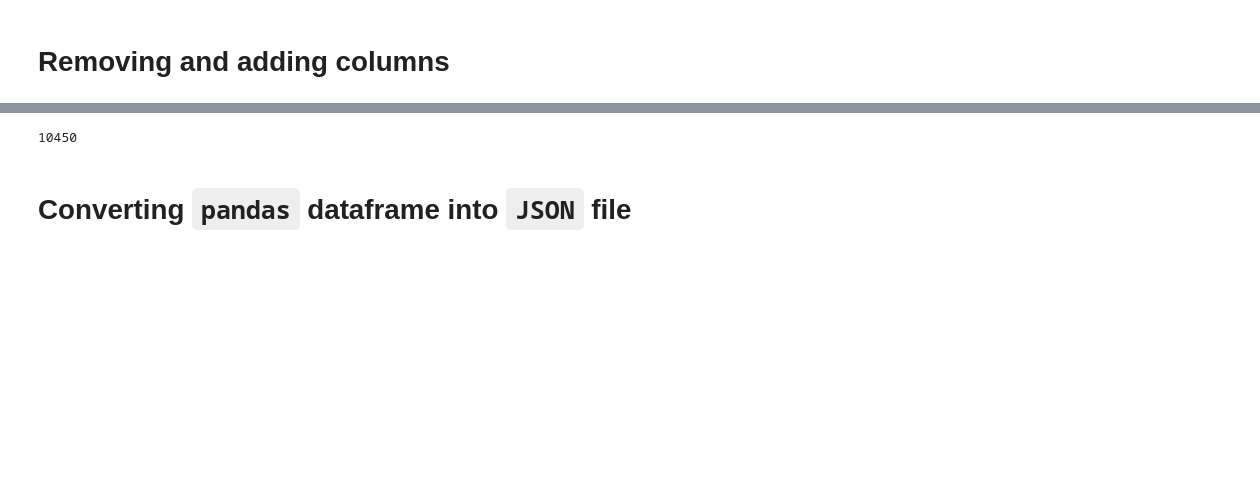
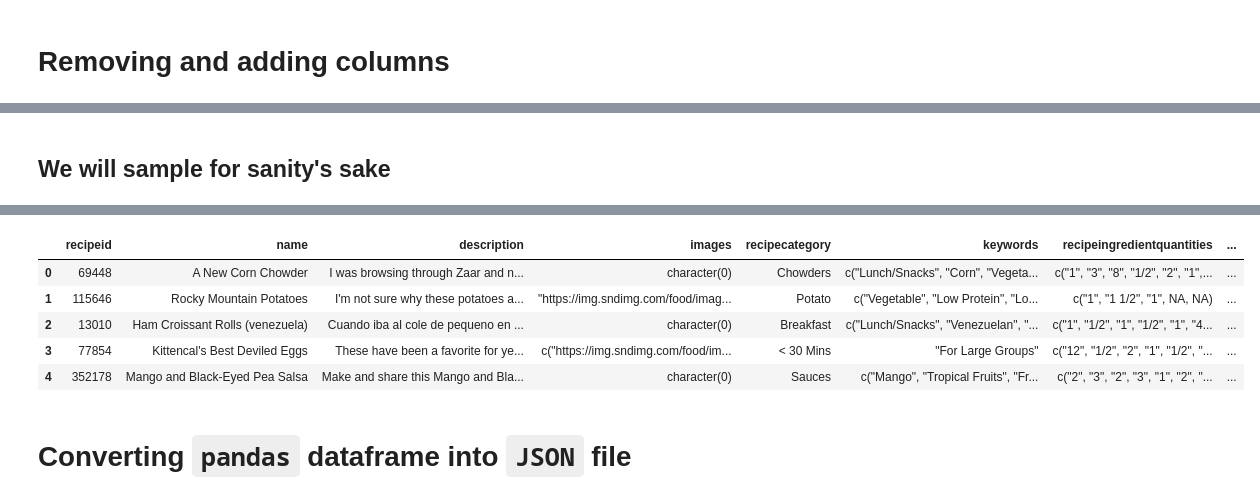
Before and after one commit to laternader/snackathon, a Jupyter notebook: Cleaning-the-data.ipynb, the cells around one changed output, grey strips where cells are left out. Saved outputs shown, nothing was run; the diff lists cells and outputs as text; code cells hidden in the pictures; blank space fills up the shorter version.

```diff
--- a/Cleaning-the-data.ipynb
+++ b/Cleaning-the-data.ipynb
@@ -308,4 +315,4 @@ lunch = np.where(tbd['RecipeCategory'].str.contains ('Lunch'),'1', '0')
 tbd['lunch'] = lunch
 # %%
-dessert = np.where(tbd['RecipeCategory'].str.contains ('Dessert|Sweet'),'1', '0')
+dessert = np.where(tbd['RecipeCategory'].str.contains ('Dessert|Sweet'),1, 0)
 tbd['dessert'] = dessert
@@ -323,3 +325,15 @@ tbd.head()
 | 2 | 40 | Best Lemonade | This is from one of my first Good... | c("https://img.sndimg.com/food/im... | Beverages | c("Low Protein", "Low Cholesterol... | c("1 1/2", "1", NA, "1 1/2", NA, ... | ... |
 | 3 | 41 | Carina's Tofu-Vegetable Kebabs | This dish is best prepared a day ... | c("https://img.sndimg.com/food/im... | Soy/Tofu | c("Beans", "Vegetable", "Low Chol... | c("12", "1", "2", "1", "10", "1",... | ... |
 | 4 | 42 | Cabbage Soup | Make and share this Cabbage Soup ... | "https://img.sndimg.com/food/imag... | Vegetable | c("Low Protein", "Vegan", "Low Ch... | c("46", "4", "1", "2", "1") | ... |
+# %%
+# Instantiate a list to be filled with 1s and 0s
+dinner_list = []
+# The length of dinner_list matches the length of the dataframe
+for i in range(len(tbd)):
+    if tbd.dessert[i] == 1 or tbd.breakfast[i] == 1 or tbd.lunch[i] == 1:
+        dinner_list.append(0)
+    else:
+        dinner_list.append(1)
+dinner = pd.Series(dinner_list)
+
+len(tbd), len(dinner_list), len(dinner)
@@ -325,0 +342,7 @@ tbd.head()
+# %%
+# Since we could not determine dinnner via data manipulation,
+# we decided that whatever wasn't breakfast, lunch, or dessert, would
+# be considered a dinner dish.
+
+# Now we will concatenate the pd.Series onto the tbd dataframe
+tbd = pd.concat([tbd, pd.DataFrame(dinner)], axis=1)
@@ -325,0 +366,7 @@ tbd.head()
+# %%
+# Let's rename the '0' column to be 'dinner'
+tbd['dinner'] = tbd[0]
+# ...and drop the 0 column
+tbd.drop(columns=0, axis=1,inplace=True)
+# Let's confirm by using df.head()
+tbd.head()
@@ -326,3 +380,5 @@ tbd.head()
+# %% [markdown]
+## We will sample for sanity's sake
 # %%
 df_sample = tbd.sample(frac=0.02, random_state=66)
 # %%
@@ -335,10 +391,17 @@ df_sample.head()
 | 9837 | 13010 | Ham Croissant Rolls (venezuela) | Cuando iba al cole de pequeno en ... | character(0) | Breakfast | c("Lunch/Snacks", "Venezuelan", "... | c("1", "1/2", "1", "1/2", "1", "4... | ... |
 | 73064 | 77854 | Kittencal's Best Deviled Eggs | These have been a favorite for ye... | c("https://img.sndimg.com/food/im... | < 30 Mins | "For Large Groups" | c("12", "1/2", "2", "1", "1/2", "... | ... |
 | 339481 | 352178 | Mango and Black-Eyed Pea Salsa | Make and share this Mango and Bla... | character(0) | Sauces | c("Mango", "Tropical Fruits", "Fr... | c("2", "3", "2", "3", "1", "2", "... | ... |
-# %%
-len(df_sample)
-# %% [output]
-10450
+# %%
+# reset index on df_sample
+df_sample.reset_index(drop=True, inplace=True)
+df_sample.head()
+# %% [output]
+|  | recipeid | name | description | images | recipecategory | keywords | recipeingredientquantities | ... |
+| 0 | 69448 | A New Corn Chowder | I was browsing through Zaar and n... | character(0) | Chowders | c("Lunch/Snacks", "Corn", "Vegeta... | c("1", "3", "8", "1/2", "2", "1",... | ... |
+| 1 | 115646 | Rocky Mountain Potatoes | I'm not sure why these potatoes a... | "https://img.sndimg.com/food/imag... | Potato | c("Vegetable", "Low Protein", "Lo... | c("1", "1 1/2", "1", NA, NA) | ... |
+| 2 | 13010 | Ham Croissant Rolls (venezuela) | Cuando iba al cole de pequeno en ... | character(0) | Breakfast | c("Lunch/Snacks", "Venezuelan", "... | c("1", "1/2", "1", "1/2", "1", "4... | ... |
+| 3 | 77854 | Kittencal's Best Deviled Eggs | These have been a favorite for ye... | c("https://img.sndimg.com/food/im... | < 30 Mins | "For Large Groups" | c("12", "1/2", "2", "1", "1/2", "... | ... |
+| 4 | 352178 | Mango and Black-Eyed Pea Salsa | Make and share this Mango and Bla... | character(0) | Sauces | c("Mango", "Tropical Fruits", "Fr... | c("2", "3", "2", "3", "1", "2", "... | ... |
 # %% [markdown]
 # Converting `pandas` dataframe into `JSON` file
 # %%
```
Also changed, not shown: parts of 18 cells of this notebook.
